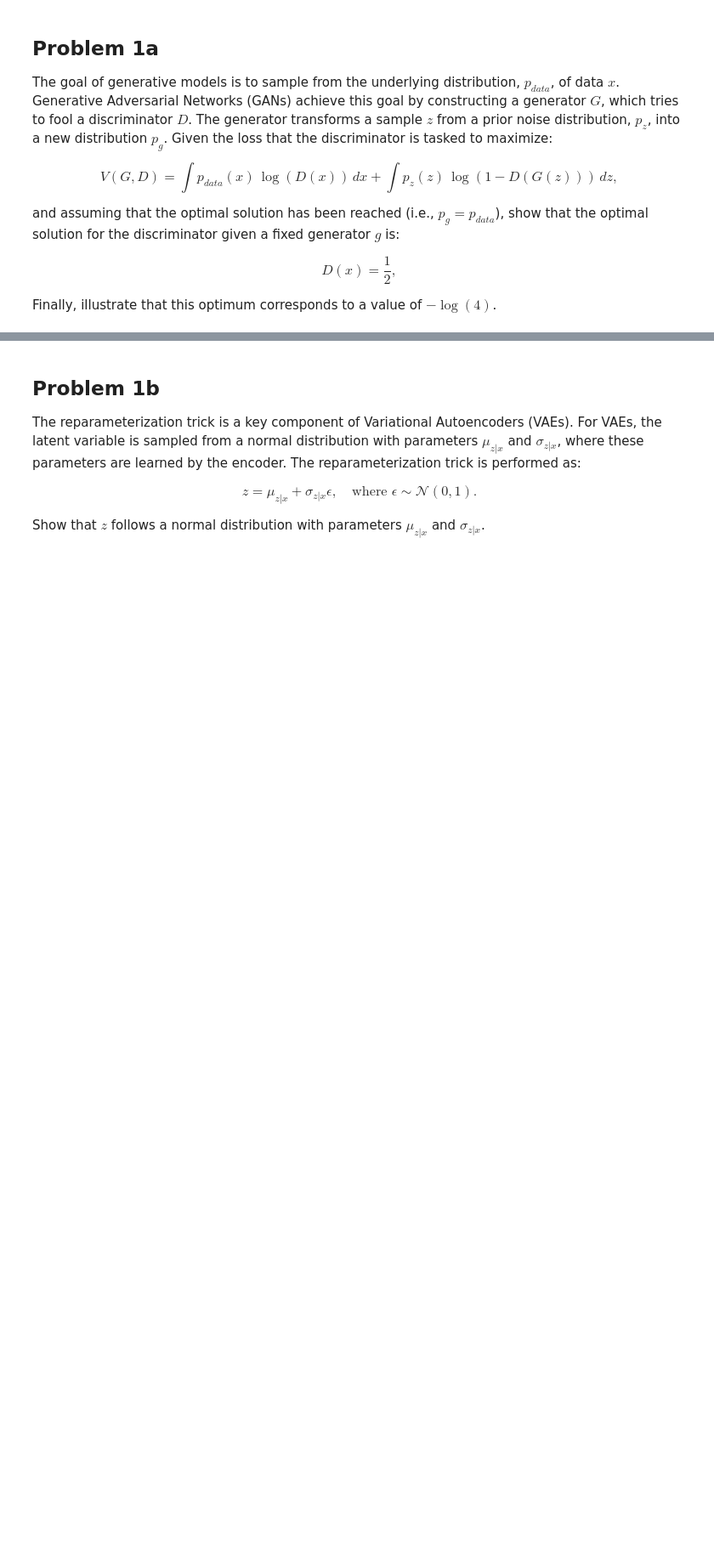
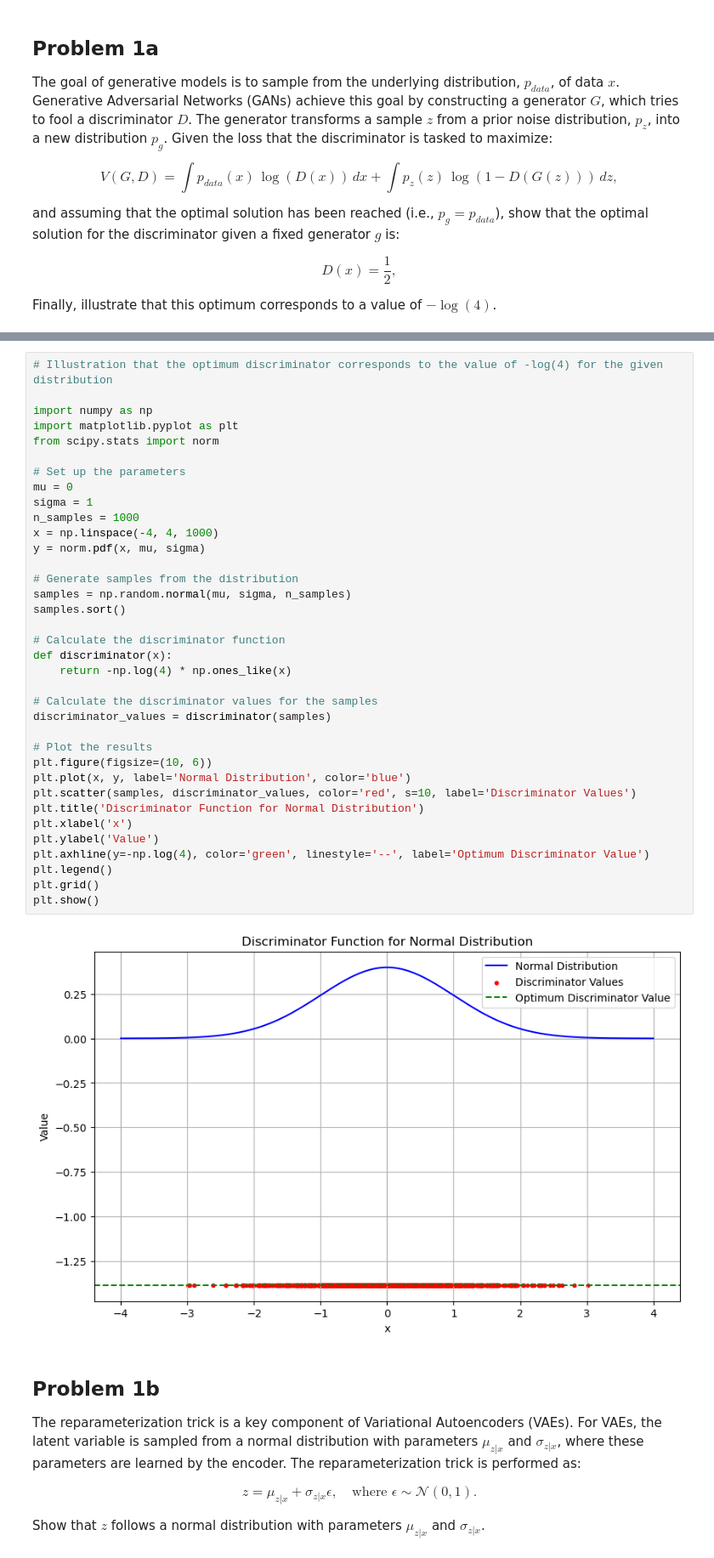
Before and after one commit to tihassfjord/FYS3033DL, a Jupyter notebook: homie_v1.ipynb, the cells around one changed output, grey strips where cells are left out. Shown at 85% size. Cells and saved outputs as stored; diff of their text form; blank space fills up the shorter version.

```diff
--- a/homie_v1.ipynb
+++ b/homie_v1.ipynb
@@ -51,3 +59,41 @@ problem1a_derivation()
+# %%
+# Illustration that the optimum discriminator corresponds to the value of -log(4) for the given distribution
+
+import numpy as np
+import matplotlib.pyplot as plt
+from scipy.stats import norm
+
+# Set up the parameters
+mu = 0
+sigma = 1
+n_samples = 1000
+x = np.linspace(-4, 4, 1000)
+y = norm.pdf(x, mu, sigma)
+
+# Generate samples from the distribution
+samples = np.random.normal(mu, sigma, n_samples)
+samples.sort()
+
+# Calculate the discriminator function
+def discriminator(x):
+    return -np.log(4) * np.ones_like(x)
+
+# Calculate the discriminator values for the samples
+discriminator_values = discriminator(samples)
+
+# Plot the results
+plt.figure(figsize=(10, 6))
+plt.plot(x, y, label='Normal Distribution', color='blue')
+plt.scatter(samples, discriminator_values, color='red', s=10, label='Discriminator Values')
+plt.title('Discriminator Function for Normal Distribution')
+plt.xlabel('x')
+plt.ylabel('Value')
+plt.axhline(y=-np.log(4), color='green', linestyle='--', label='Optimum Discriminator Value')
+plt.legend()
+plt.grid()
+plt.show()
+# %% [output]
+[figure, added]
 # %% [markdown]
 ## Problem 1b
 
```
Also changed, not shown: parts of 2 cells of this notebook, 8 other files.
